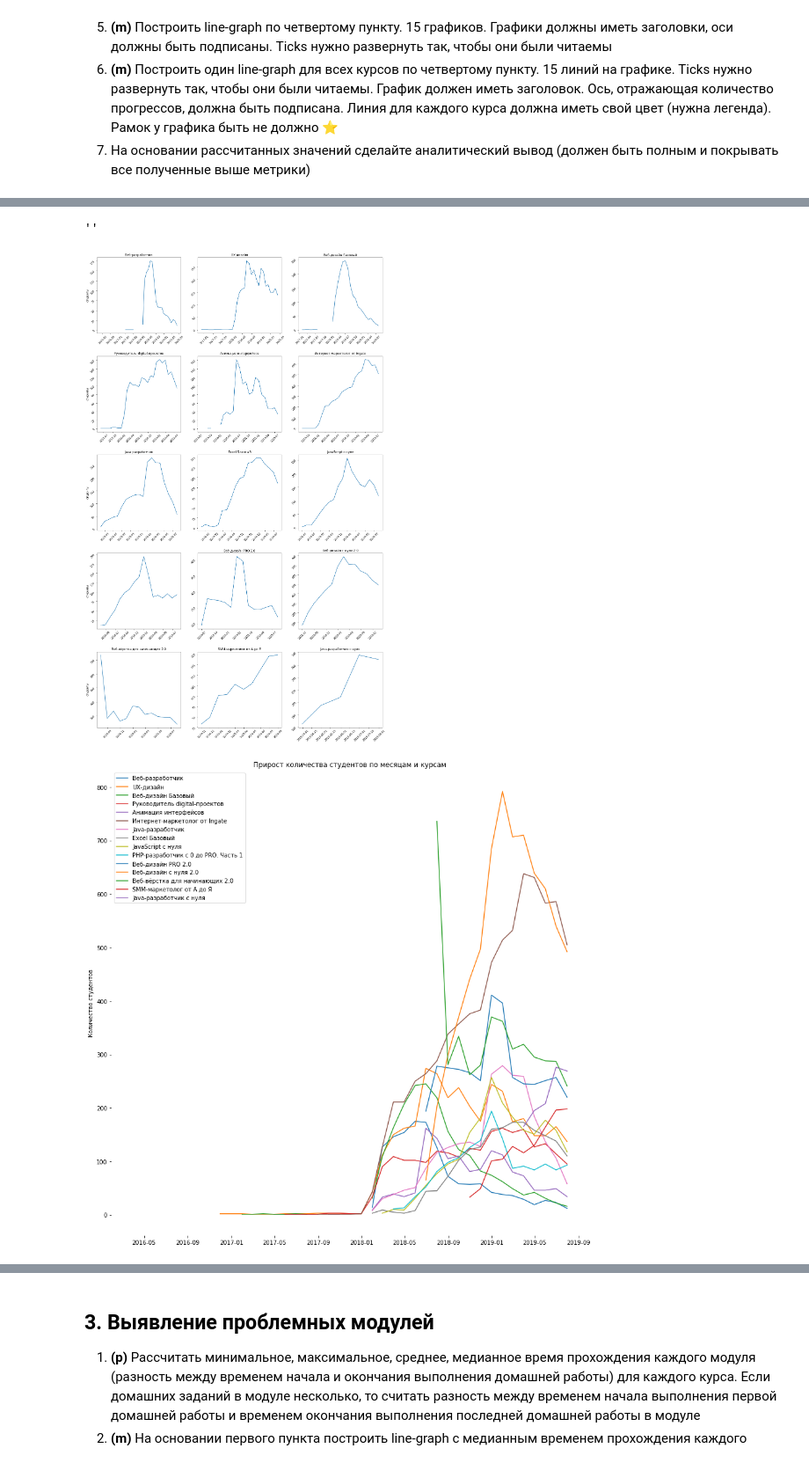
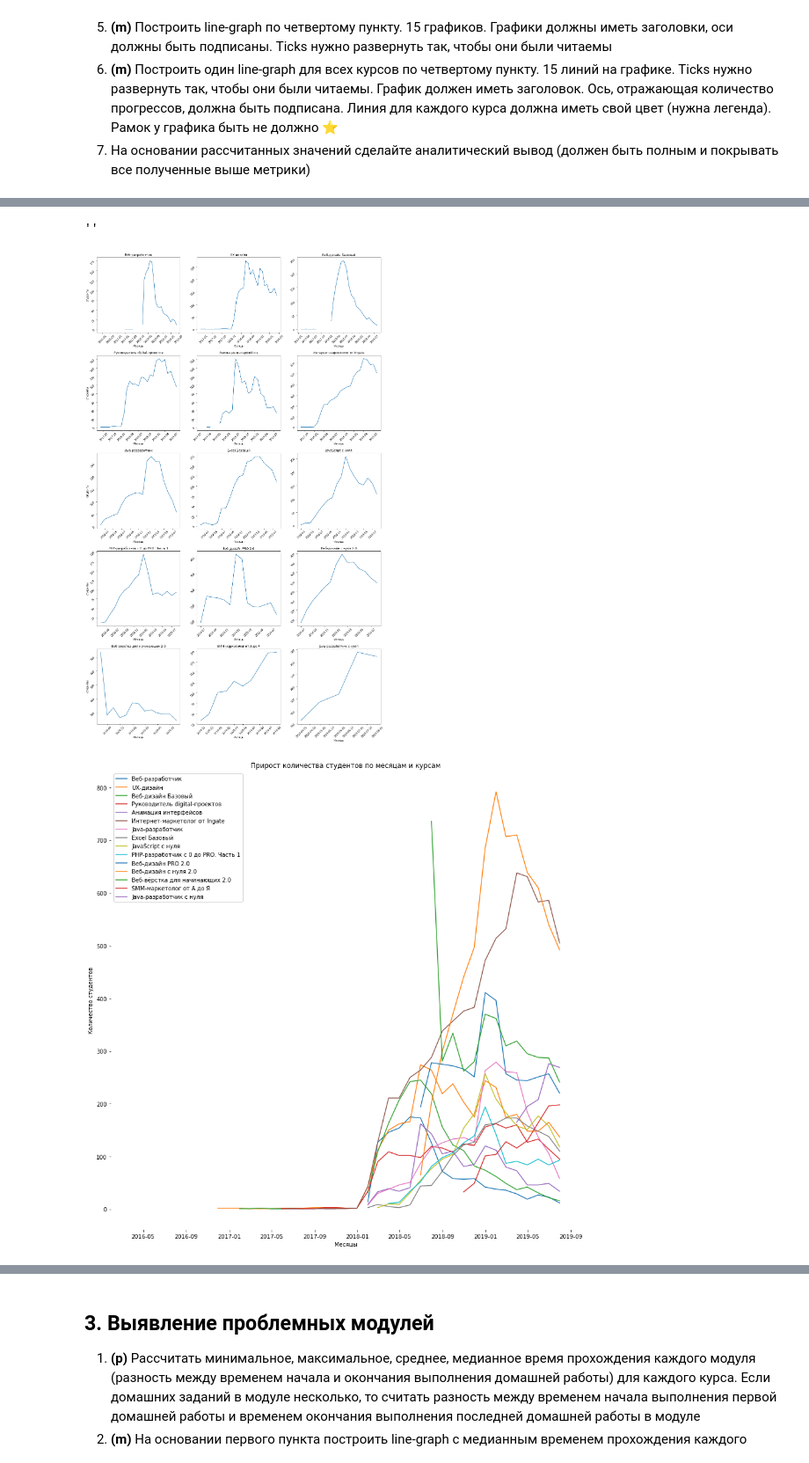
Before and after one commit to Andruxa2102/Study, a Jupyter notebook: Coursework_analytics_1.ipynb, the cells around one changed output, grey strips where cells are left out. Shown at 88% size. Drawn from its saved outputs; the diff is of its cells as text; code cells hidden in the pictures.

```diff
--- a/Coursework_analytics_1.ipynb
+++ b/Coursework_analytics_1.ipynb
@@ -387,3 +389,9 @@ temp_df[(temp_df.age > 0) & (temp_df.age < 8)].shape
+# %%
+### YOUR CODE HERE ###
+
+# Рассчитать прирост студентов на каждом курсе в каждом месяце за всю историю (каждый месяц в диапазоне от марта 2016 до июля 2019 включительно).
+
+main['months'] = pd.to_datetime(main['start_date'], errors='coerce')
 # %%
 # Рассчитать прирост студентов на каждом курсе в каждом месяце за всю историю (каждый месяц в диапазоне от марта 2016 до июля 2019 включительно).
 
@@ -409 +400,3 @@ Name: months, Length: 350677, dtype: datetime64[ns, UTC]
+# %%
+main['months'] = pd.to_datetime(pd.to_datetime(main['start_date'], errors='coerce').dt.date, errors='coerce')
 # %%
@@ -425,7 +418,7 @@ Name: start_date, Length: 350677, dtype: object
 # Диапазон дат начала выполнения работ студентами входит в диапазон от марта 2016 до июля 2019 включительно -
 # ограничивать столбец start_date нет необходимости.
 # %%
-temp_df = progresses_courses_merged_df.groupby([pd.Grouper(key='months', freq='m'), 'course_id', 'student_id']).count()
+temp_df = main.groupby([pd.Grouper(key='months', freq='m'), 'course_id', 'student_id']).count()
 temp_df.groupby(['months', 'course_id'])['Unnamed: 0'].count().unstack()
 # %% [output]
 | course_id | 04ba6d0b40670c43a209141fa01fa784 | 0770b1b039964228294f1f34b29fc2c1 | 17013cd19d25cb3f28dc1b2683721bb9 | 480d25ad36878fce09e7aada316ba1a6 | ... |
@@ -452,9 +445,8 @@ temp_df.groupby(['months', 'course_id'])['Unnamed: 0'].count().unstack()
 # чтобы они были читаемы.
 # %%
 #y = temp_df.reset_index()['months'].unique().to_numpy()
-dates = temp_df.reset_index()['months'].unique().date
+dates = temp_df.reset_index()['months'].unique()
 course_ids = temp_df.reset_index()['course_id'].unique()
-x = range(0,33)
 y = temp_df.groupby(['months', 'course_id'])['Unnamed: 0'].count().unstack()
 # %%
 fig, [[ax0, ax1, ax2], [ax3, ax4, ax5], [ax6, ax7, ax8], [ax9, ax10, ax11], [ax12, ax13, ax14]] \
@@ -463,71 +455,87 @@ plt.subplots_adjust(left=None, bottom=None, right=None, top=1.4, wspace=None, hs
 
 ax0.plot(dates, y[course_ids[0]])
 ax0.set_ylabel('студенты')
+ax0.set_xlabel('Месяцы')
 ax0.set_title(courses_df[courses_df['id'] == course_ids[0]]['title'].to_list()[0])
 ax0.tick_params(labelrotation=45)
 
 ax1.plot(dates, y[course_ids[1]])
+ax1.set_xlabel('Месяцы')
 ax1.set_title(courses_df[courses_df['id'] == course_ids[1]]['title'].to_list()[0])
 ax1.tick_params(labelrotation=45)
 
 ax2.plot(dates, y[course_ids[2]])
+ax2.set_xlabel('Месяцы')
 ax2.set_title(courses_df[courses_df['id'] == course_ids[2]]['title'].to_list()[0])
 ax2.tick_params(labelrotation=45)
 
 ax3.plot(dates, y[course_ids[3]])
 ax3.set_ylabel('студенты')
+ax3.set_xlabel('Месяцы')
 ax3.set_title(courses_df[courses_df['id'] == course_ids[3]]['title'].to_list()[0])
 ax3.tick_params(labelrotation=45)
 
 ax4.plot(dates, y[course_ids[4]])
+ax4.set_xlabel('Месяцы')
 ax4.set_title(courses_df[courses_df['id'] == course_ids[4]]['title'].to_list()[0])
 ax4.tick_params(labelrotation=45)
 
 ax5.plot(dates, y[course_ids[5]])
+ax5.set_xlabel('Месяцы')
 ax5.set_title(courses_df[courses_df['id'] == course_ids[5]]['title'].to_list()[0])
 ax5.tick_params(labelrotation=45)
 
 ax6.plot(dates, y[course_ids[6]])
 ax6.set_ylabel('студенты')
+ax6.set_xlabel('Месяцы')
 ax6.set_title(courses_df[courses_df['id'] == course_ids[6]]['title'].to_list()[0])
 ax6.tick_params(labelrotation=45)
 
 ax7.plot(dates, y[course_ids[7]])
+ax7.set_xlabel('Месяцы')
 ax7.set_title(courses_df[courses_df['id'] == course_ids[7]]['title'].to_list()[0])
 ax7.tick_params(labelrotation=45)
 
 ax8.plot(dates, y[course_ids[8]])
+ax8.set_xlabel('Месяцы')
 ax8.set_title(courses_df[courses_df['id'] == course_ids[8]]['title'].to_list()[0])
 ax8.tick_params(labelrotation=45)
 
 ax9.plot(dates, y[course_ids[9]])
+ax9.set_xlabel('Месяцы')
 ax9.set_ylabel('студенты')
+ax9.set_title(courses_df[courses_df['id'] == course_ids[9]]['title'].to_list()[0])
 ax9.tick_params(labelrotation=45)
 
 ax10.plot(dates, y[course_ids[10]])
+ax10.set_xlabel('Месяцы')
 ax10.set_title(courses_df[courses_df['id'] == course_ids[10]]['title'].to_list()[0])
 ax10.tick_params(labelrotation=45)
 
 ax11.plot(dates, y[course_ids[11]])
+ax11.set_xlabel('Месяцы')
 ax11.set_title(courses_df[courses_df['id'] == course_ids[11]]['title'].to_list()[0])
 ax11.tick_params(labelrotation=45)
 
 ax12.plot(dates, y[course_ids[12]])
 ax12.set_ylabel('студенты')
+ax12.set_xlabel('Месяцы')
 ax12.set_title(courses_df[courses_df['id'] == course_ids[12]]['title'].to_list()[0])
 ax12.tick_params(labelrotation=45)
 
 ax13.plot(dates, y[course_ids[13]])
+ax13.set_xlabel('Месяцы')
 ax13.set_title(courses_df[courses_df['id'] == course_ids[13]]['title'].to_list()[0])
 ax13.tick_params(labelrotation=45)
 
 ax14.plot(dates, y[course_ids[14]])
+ax14.set_xlabel('Месяцы')
 ax14.set_title(courses_df[courses_df['id'] == course_ids[14]]['title'].to_list()[0])
 ax14.tick_params(labelrotation=45)
 ;
 # %% [output]
 ''
-[figure, old version]
+[figure, new version]
 # %%
 # На основании первого пункта построить line-graph с несколькими линиями, отражающими прирост студентов
 # в каждом месяце для каждого курса. 15 линий на графике. Ticks нужно развернуть так, чтобы они были читаемы.
@@ -536,24 +544,25 @@ ax14.tick_params(labelrotation=45)
 # %%
 plt.figure(figsize=(15, 15))
 plt.title('Прирост количества студентов по месяцам и курсам')
 plt.ylabel('Количество студентов')
+plt.xlabel('Месяцы')
 plt.box(False)
 plt.plot(dates, y[course_ids[0]], label=courses_df[courses_df['id'] == course_ids[0]]['title'].to_list()[0])
 plt.plot(dates, y[course_ids[1]], label=courses_df[courses_df['id'] == course_ids[1]]['title'].to_list()[0])
 plt.plot(dates, y[course_ids[2]], label=courses_df[courses_df['id'] == course_ids[2]]['title'].to_list()[0])
 plt.plot(dates, y[course_ids[3]], label=courses_df[courses_df['id'] == course_ids[3]]['title'].to_list()[0])
 plt.plot(dates, y[course_ids[4]], label=courses_df[courses_df['id'] == course_ids[4]]['title'].to_list()[0])
 plt.plot(dates, y[course_ids[5]], label=courses_df[courses_df['id'] == course_ids[5]]['title'].to_list()[0])
 plt.plot(dates, y[course_ids[6]], label=courses_df[courses_df['id'] == course_ids[6]]['title'].to_list()[0])
 plt.plot(dates, y[course_ids[7]], label=courses_df[courses_df['id'] == course_ids[7]]['title'].to_list()[0])
 plt.plot(dates, y[course_ids[8]], label=courses_df[courses_df['id'] == course_ids[8]]['title'].to_list()[0])
 plt.plot(dates, y[course_ids[9]], label=courses_df[courses_df['id'] == course_ids[9]]['title'].to_list()[0])
 plt.plot(dates, y[course_ids[10]], label=courses_df[courses_df['id'] == course_ids[10]]['title'].to_list()[0])
 plt.plot(dates, y[course_ids[11]], label=courses_df[courses_df['id'] == course_ids[11]]['title'].to_list()[0])
 plt.plot(dates, y[course_ids[12]], label=courses_df[courses_df['id'] == course_ids[12]]['title'].to_list()[0])
 plt.plot(dates, y[course_ids[13]], label=courses_df[courses_df['id'] == course_ids[13]]['title'].to_list()[0])
 plt.plot(dates, y[course_ids[14]], label=courses_df[courses_df['id'] == course_ids[14]]['title'].to_list()[0])
 plt.legend()
 plt.show()
 # %% [output]
-[figure, old version]
+[figure, new version]
```
Also changed, not shown: parts of 47 cells of this notebook.
